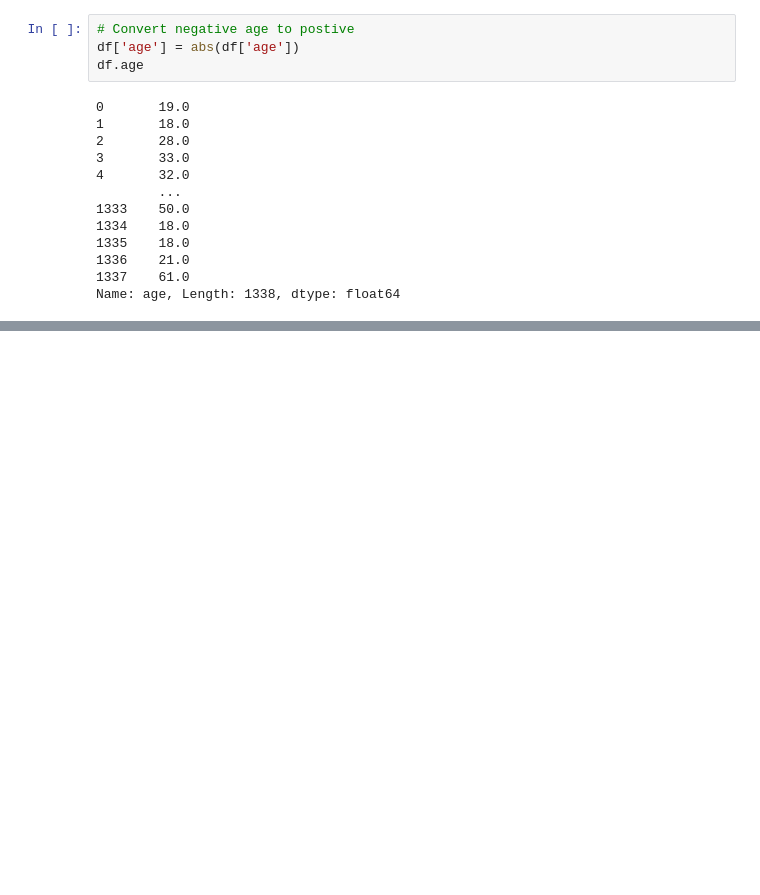
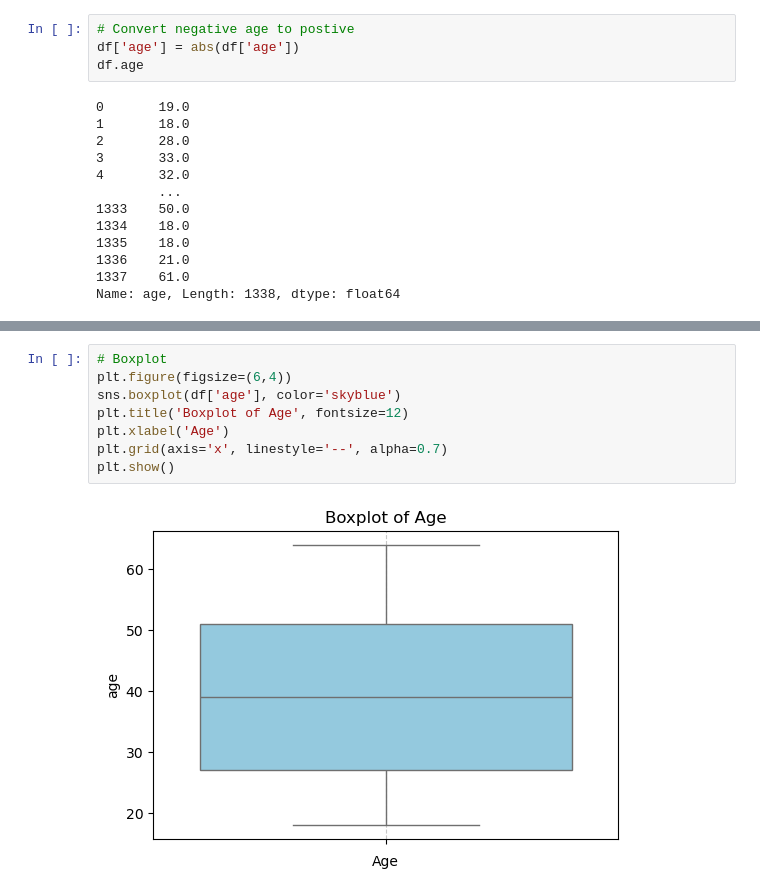
Before and after one commit to jparep/insurance-risk-prediction, a Jupyter notebook: insurance_risk_prediction.ipynb, the cells around one changed output, grey strips where cells are left out. Cells and saved outputs as stored; diff of their text form; blank space fills up the shorter version.

```diff
--- a/insurance_risk_prediction.ipynb
+++ b/insurance_risk_prediction.ipynb
@@ -167,0 +182,10 @@ Name: age, Length: 1338, dtype: float64
+# %%
+# Boxplot
+plt.figure(figsize=(6,4))
+sns.boxplot(df['age'], color='skyblue')
+plt.title('Boxplot of Age', fontsize=12)
+plt.xlabel('Age')
+plt.grid(axis='x', linestyle='--', alpha=0.7)
+plt.show()
+# %% [output]
+[figure, added]
```
Also changed, not shown: parts of 2 cells of this notebook.
